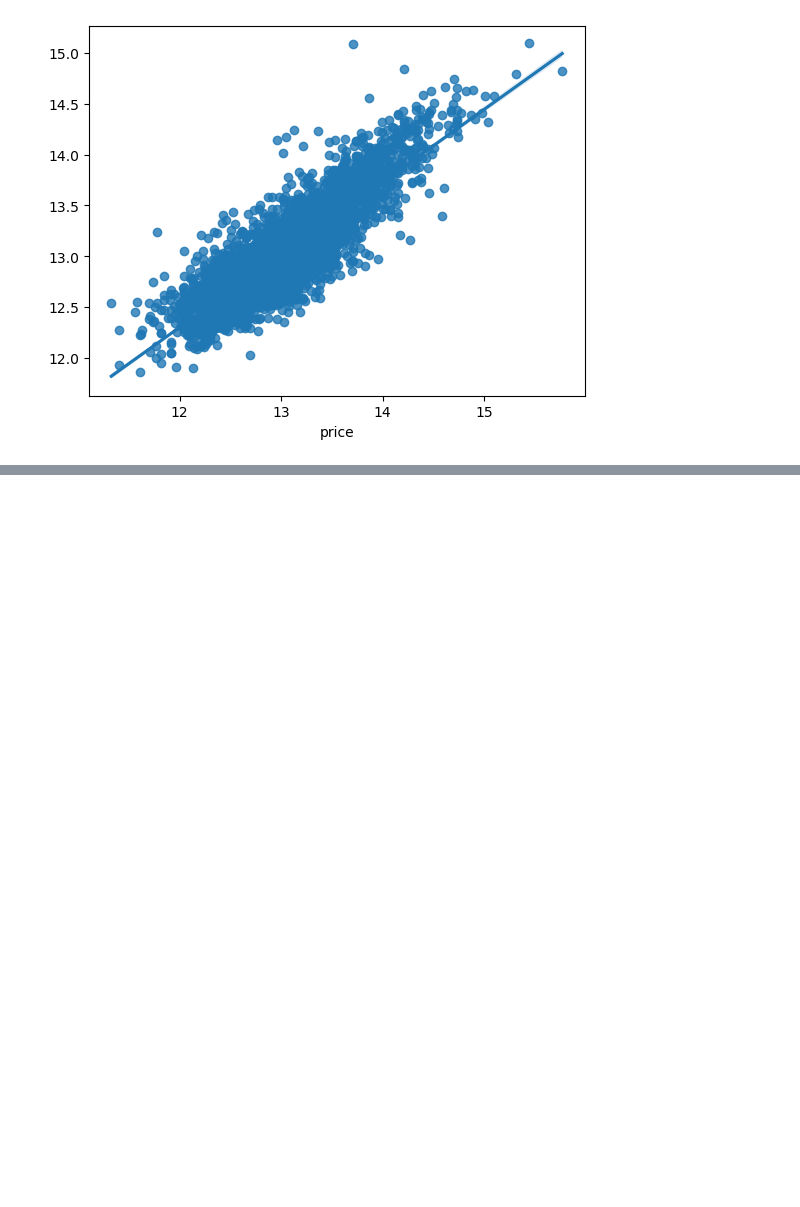
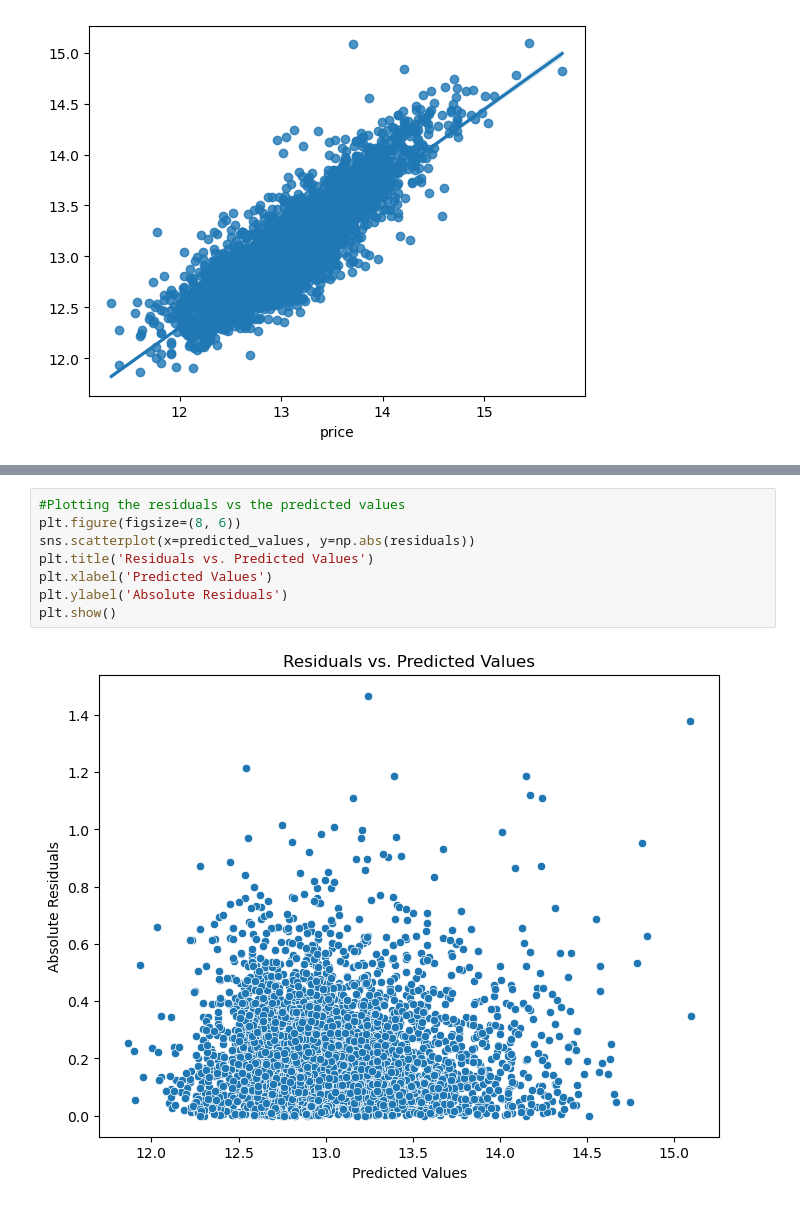
Before and after one commit to Raughar/House-Price-Prediction, a Jupyter notebook: House Price Prediction Notebook.ipynb, the cells around one changed output, grey strips where cells are left out. Drawn from its saved outputs; the diff is of its cells as text; blank space fills up the shorter version.

```diff
--- a/House Price Prediction Notebook.ipynb
+++ b/House Price Prediction Notebook.ipynb
@@ -1146,0 +1182,10 @@ sns.regplot(x=y_test, y=rf.predict(X_test))
+# %%
+#Plotting the residuals vs the predicted values
+plt.figure(figsize=(8, 6))
+sns.scatterplot(x=predicted_values, y=np.abs(residuals))
+plt.title('Residuals vs. Predicted Values')
+plt.xlabel('Predicted Values')
+plt.ylabel('Absolute Residuals')
+plt.show()
+# %% [output]
+[figure, added]
```
Also changed, not shown: parts of 28 cells of this notebook, 1 other file.
